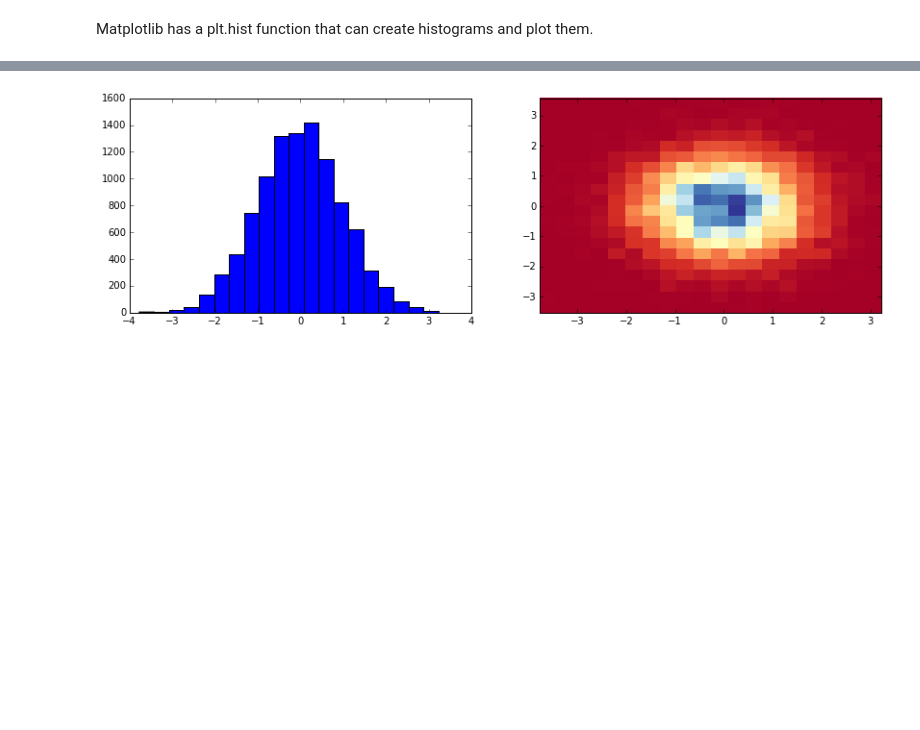
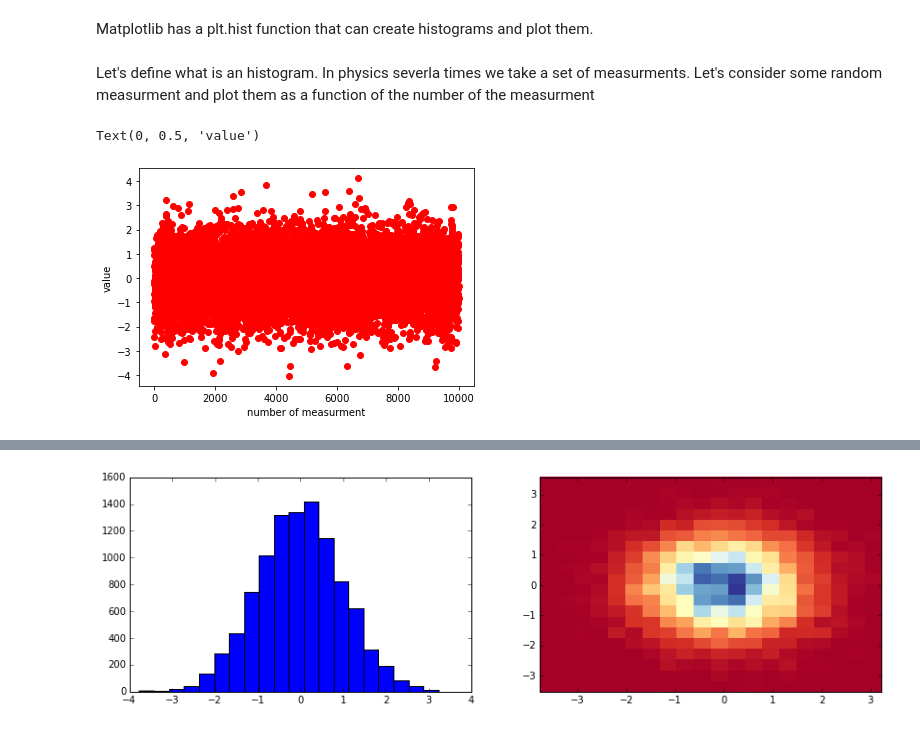
Before and after one commit to svalenti/DLT40PimaSchool.github.io, a Jupyter notebook: notebook/lecture2/lecture2_PIMA.ipynb, the cells around one changed output, grey strips where cells are left out. Cells and saved outputs as stored; diff of their text form; code cells hidden in the pictures; blank space fills up the shorter version.

```diff
--- a/notebook/lecture2/lecture2_PIMA.ipynb
+++ b/notebook/lecture2/lecture2_PIMA.ipynb
@@ -144,3 +165,15 @@ ax[2].errorbar(x, y, xerr=xerr, yerr=yerr, capsize=0, ecolor='gray', fmt='none')
 ## Histograms
 # %% [markdown]
 Matplotlib has a plt.hist function that can create histograms and plot them.
+# %% [markdown]
+Let's define what is an histogram. In physics severla times we take a set of measurments.
+Let's consider some random measurment and plot them as a function of the number of the measurment
+# %%
+x = np.random.normal(size=10000)
+number = np.arange(len(x))
+plt.plot(number,x,'or')
+plt.xlabel('number of measurment')
+plt.ylabel('value')
+# %% [output]
+Text(0, 0.5, 'value')
+[figure, added]
```
Also changed, not shown: parts of 9 cells of this notebook.
